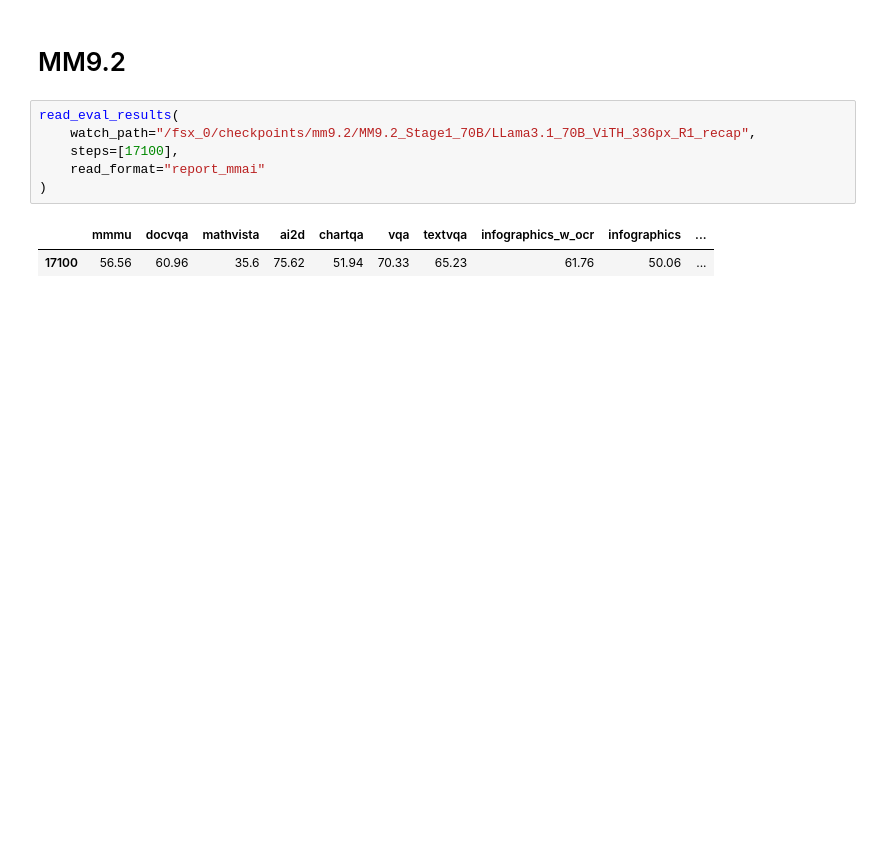
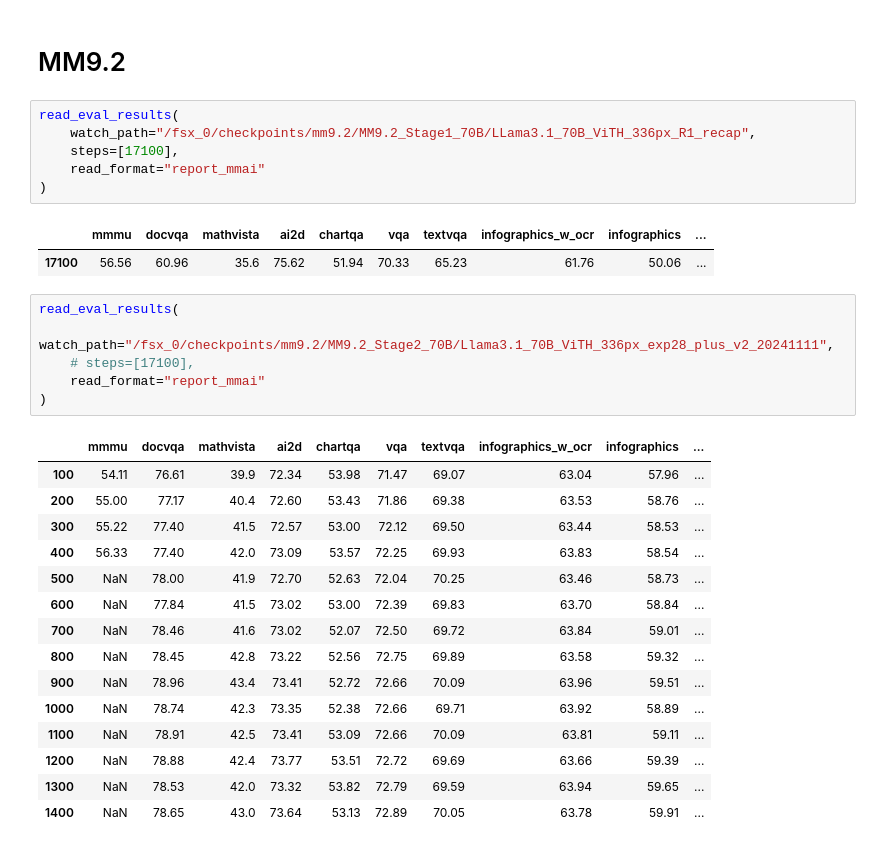
Before and after one commit to harrytranx/experiments, a Jupyter notebook: ablations/eval.ipynb, the cells around one changed output. Cells and saved outputs as stored; diff of their text form; blank space fills up the shorter version.

```diff
--- a/ablations/eval.ipynb
+++ b/ablations/eval.ipynb
@@ -80,3 +80,25 @@ read_eval_results(
 # %% [output]
 |  | mmmu | docvqa | mathvista | ai2d | chartqa | vqa | textvqa | infographics_w_ocr | infographics | ... |
 | 17100 | 56.56 | 60.96 | 35.6 | 75.62 | 51.94 | 70.33 | 65.23 | 61.76 | 50.06 | ... |
+# %%
+read_eval_results(
+    watch_path="/fsx_0/checkpoints/mm9.2/MM9.2_Stage2_70B/Llama3.1_70B_ViTH_336px_exp28_plus_v2_20241111",
+    # steps=[17100],
+    read_format="report_mmai"
+)
+# %% [output]
+|  | mmmu | docvqa | mathvista | ai2d | chartqa | vqa | textvqa | infographics_w_ocr | infographics | ... |
+| 100 | 54.11 | 76.61 | 39.9 | 72.34 | 53.98 | 71.47 | 69.07 | 63.04 | 57.96 | ... |
+| 200 | 55.00 | 77.17 | 40.4 | 72.60 | 53.43 | 71.86 | 69.38 | 63.53 | 58.76 | ... |
+| 300 | 55.22 | 77.40 | 41.5 | 72.57 | 53.00 | 72.12 | 69.50 | 63.44 | 58.53 | ... |
+| 400 | 56.33 | 77.40 | 42.0 | 73.09 | 53.57 | 72.25 | 69.93 | 63.83 | 58.54 | ... |
+| 500 | NaN | 78.00 | 41.9 | 72.70 | 52.63 | 72.04 | 70.25 | 63.46 | 58.73 | ... |
+| 600 | NaN | 77.84 | 41.5 | 73.02 | 53.00 | 72.39 | 69.83 | 63.70 | 58.84 | ... |
+| 700 | NaN | 78.46 | 41.6 | 73.02 | 52.07 | 72.50 | 69.72 | 63.84 | 59.01 | ... |
+| 800 | NaN | 78.45 | 42.8 | 73.22 | 52.56 | 72.75 | 69.89 | 63.58 | 59.32 | ... |
+| 900 | NaN | 78.96 | 43.4 | 73.41 | 52.72 | 72.66 | 70.09 | 63.96 | 59.51 | ... |
+| 1000 | NaN | 78.74 | 42.3 | 73.35 | 52.38 | 72.66 | 69.71 | 63.92 | 58.89 | ... |
+| 1100 | NaN | 78.91 | 42.5 | 73.41 | 53.09 | 72.66 | 70.09 | 63.81 | 59.11 | ... |
+| 1200 | NaN | 78.88 | 42.4 | 73.77 | 53.51 | 72.72 | 69.69 | 63.66 | 59.39 | ... |
+| 1300 | NaN | 78.53 | 42.0 | 73.32 | 53.82 | 72.79 | 69.59 | 63.94 | 59.65 | ... |
+| 1400 | NaN | 78.65 | 43.0 | 73.64 | 53.13 | 72.89 | 70.05 | 63.78 | 59.91 | ... |
```
Also changed, not shown: 6 other files.
